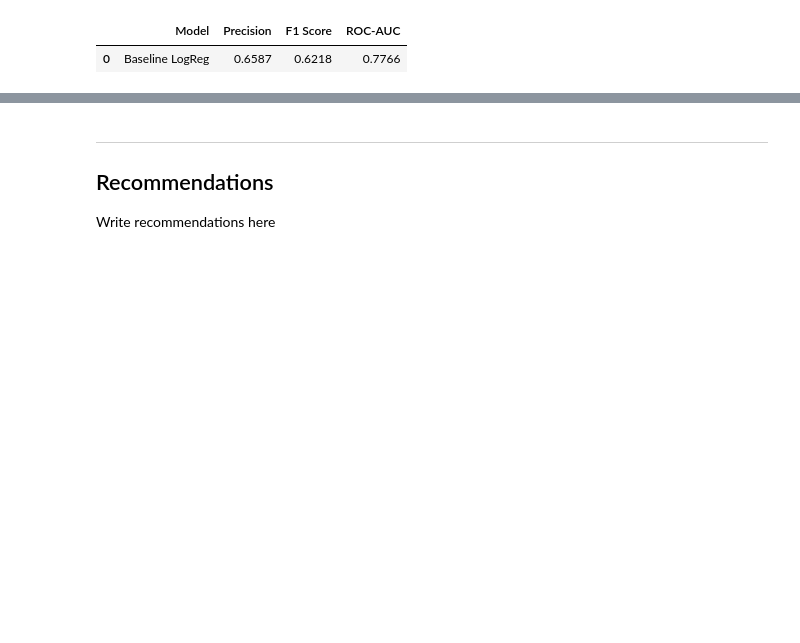
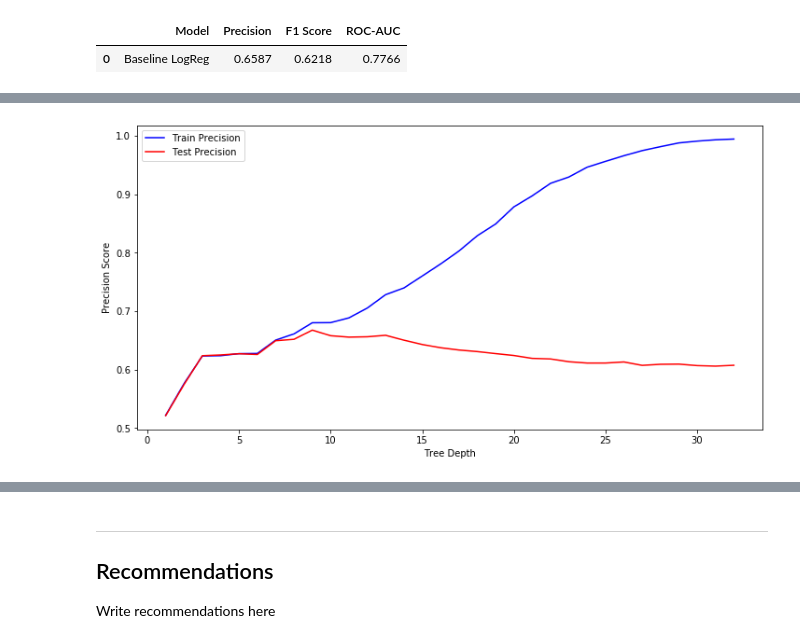
Before and after one commit to shawnjohnsamuel/spotify-popularity-prediction, a Jupyter notebook: project-notebook.ipynb, the cells around one changed output, grey strips where cells are left out. Cells and saved outputs as stored; diff of their text form; code cells hidden in the pictures; blank space fills up the shorter version.

```diff
--- a/project-notebook.ipynb
+++ b/project-notebook.ipynb
@@ -278,0 +415,30 @@ The scores were [0.59879072 0.6028605  0.59467027 0.59939228 0.5913094 ]:.4f
+# %%
+# Identify the optimal tree depth for given data
+
+max_depths = list(range(1,33))
+train_results = []
+test_results = []
+
+for max_depth in max_depths:
+    dt = DecisionTreeClassifier(max_depth=max_depth, random_state=SEED)
+    dt.fit(X_train, y_train)
+
+    train_preds = dt.predict(X_train)
+    p_score = precision_score(y_train, train_preds)
+    # Add precision score to previous train results
+    train_results.append(p_score)
+
+    test_preds = dt.predict(X_test)
+    p_score = precision_score(y_test, test_preds)
+    # Add precision score to previous test results
+    test_results.append(p_score)
+
+plt.figure(figsize=(12,6))
+plt.plot(max_depths, train_results, 'b', label='Train Precision')
+plt.plot(max_depths, test_results, 'r', label='Test Precision')
+plt.ylabel('Precision Score')
+plt.xlabel('Tree Depth')
+plt.legend()
+plt.show()
+# %% [output]
+[figure, added]
```
Also changed, not shown: parts of 42 cells of this notebook.
